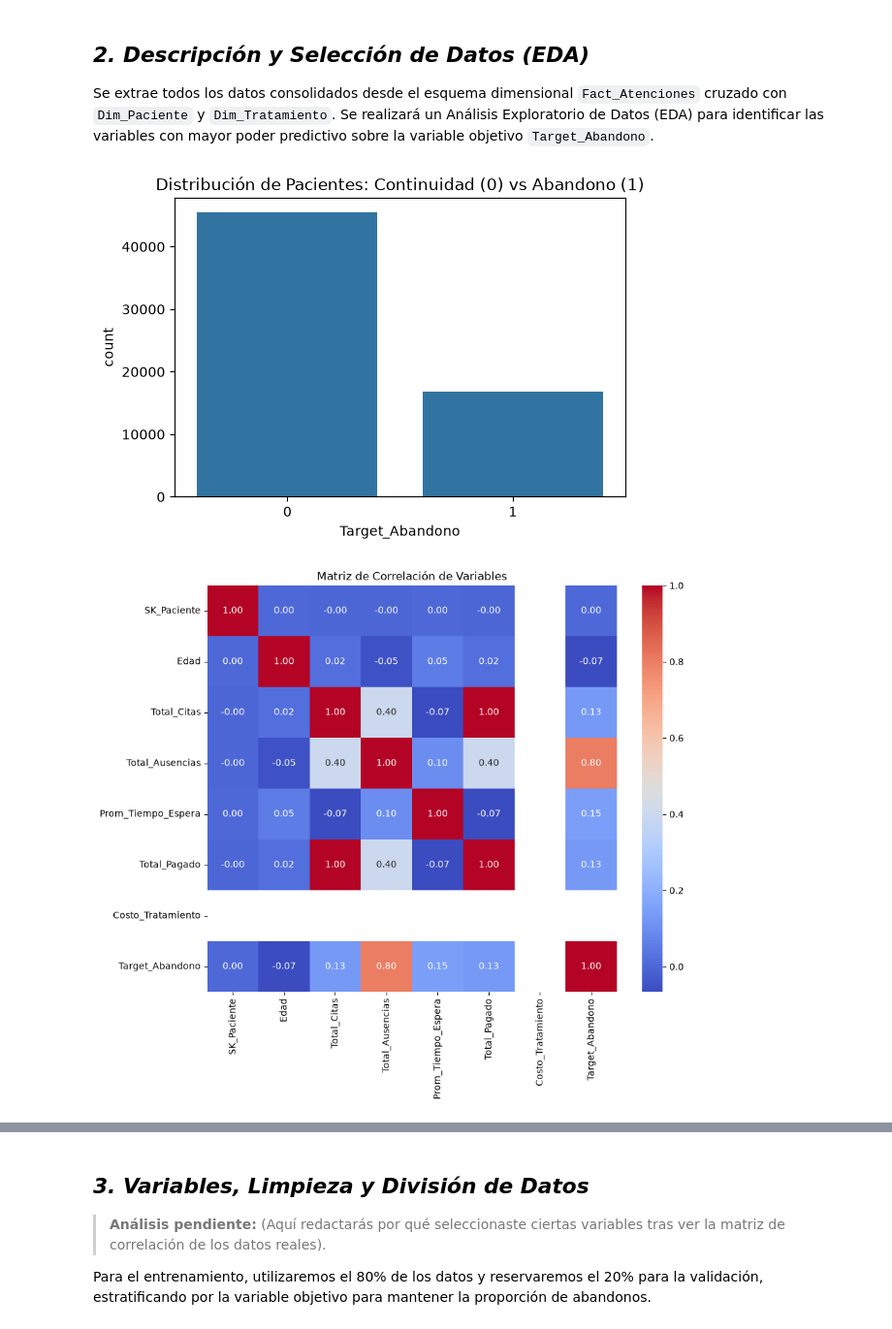
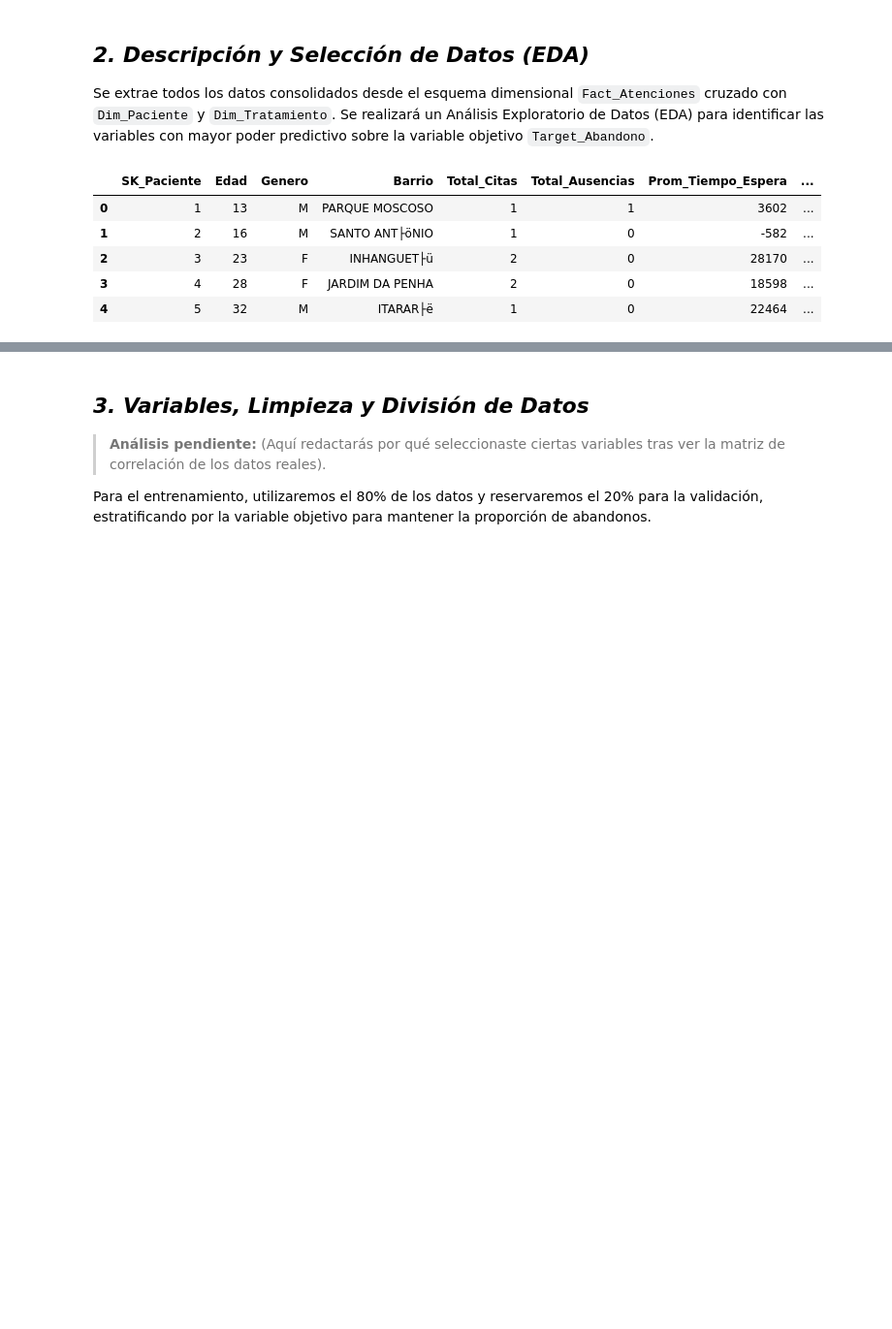
Before and after one commit to Falep24/Proyecto_GADI_Clinica, a Jupyter notebook: 02_Python/modulo_ia.ipynb, the cells around one changed output, grey strips where cells are left out. Shown at 97% size. Cells and saved outputs as stored; diff of their text form; code cells hidden in the pictures; blank space fills up the shorter version.

```diff
--- a/02_Python/modulo_ia.ipynb
+++ b/02_Python/modulo_ia.ipynb
@@ -28,36 +28,14 @@ Conectado al DataMart exitosamente.
 Se extrae todos los datos consolidados desde el esquema dimensional `Fact_Atenciones` cruzado con `Dim_Paciente` y `Dim_Tratamiento`. Se realizará un Análisis Exploratorio de Datos (EDA) para identificar las variables con mayor poder predictivo sobre la variable objetivo `Target_Abandono`.
 # %%
 query = """
-SELECT
-    p.SK_Paciente, p.Edad, p.Genero, p.Barrio,
-    COUNT(f.ID_Hecho) AS Total_Citas,
-    SUM(f.Es_Ausencia) AS Total_Ausencias,
-    AVG(f.Tiempo_Espera_Min) AS Prom_Tiempo_Espera,
-    SUM(f.Monto_Pagado) AS Total_Pagado,
-    MAX(t.Costo_Total) AS Costo_Tratamiento,
-    CASE
-        WHEN (CAST(SUM(f.Es_Ausencia) AS FLOAT) / NULLIF(COUNT(f.ID_Hecho), 0)) >= 0.25 THEN 1
-        ELSE 0
-    END AS Target_Abandono
-FROM dw.Dim_Paciente p
-JOIN dw.Fact_Atenciones f ON p.SK_Paciente = f.SK_Paciente
-JOIN dw.Dim_Tratamiento t ON f.SK_Tratamiento = t.SK_Tratamiento
-GROUP BY p.SK_Paciente, p.Edad, p.Genero, p.Barrio
+SELECT * FROM DW.vw_Dataset_ML
 """
 df = pd.read_sql(query, conn)
-
-# Visualización del desbalance de clases
-plt.figure(figsize=(6,4))
-sns.countplot(x='Target_Abandono', data=df)
-plt.title('Distribución de Pacientes: Continuidad (0) vs Abandono (1)')
-plt.show()
-
-# Matriz de Correlación para selección de variables numéricas
-plt.figure(figsize=(10,8))
-sns.heatmap(df.select_dtypes(include=[np.number]).corr(), annot=True, cmap='coolwarm', fmt=".2f")
-plt.title('Matriz de Correlación de Variables')
-plt.show()
-# display(df)
+display(df.head())
 # %% [output]
-[figure, removed]
-[figure, removed]
+|  | SK_Paciente | Edad | Genero | Barrio | Total_Citas | Total_Ausencias | Prom_Tiempo_Espera | ... |
+| 0 | 1 | 13 | M | PARQUE MOSCOSO | 1 | 1 | 3602 | ... |
+| 1 | 2 | 16 | M | SANTO ANT├öNIO | 1 | 0 | -582 | ... |
+| 2 | 3 | 23 | F | INHANGUET├ü | 2 | 0 | 28170 | ... |
+| 3 | 4 | 28 | F | JARDIM DA PENHA | 2 | 0 | 18598 | ... |
+| 4 | 5 | 32 | M | ITARAR├ë | 1 | 0 | 22464 | ... |
```
Also changed, not shown: parts of 2 cells of this notebook, 3 other files.
